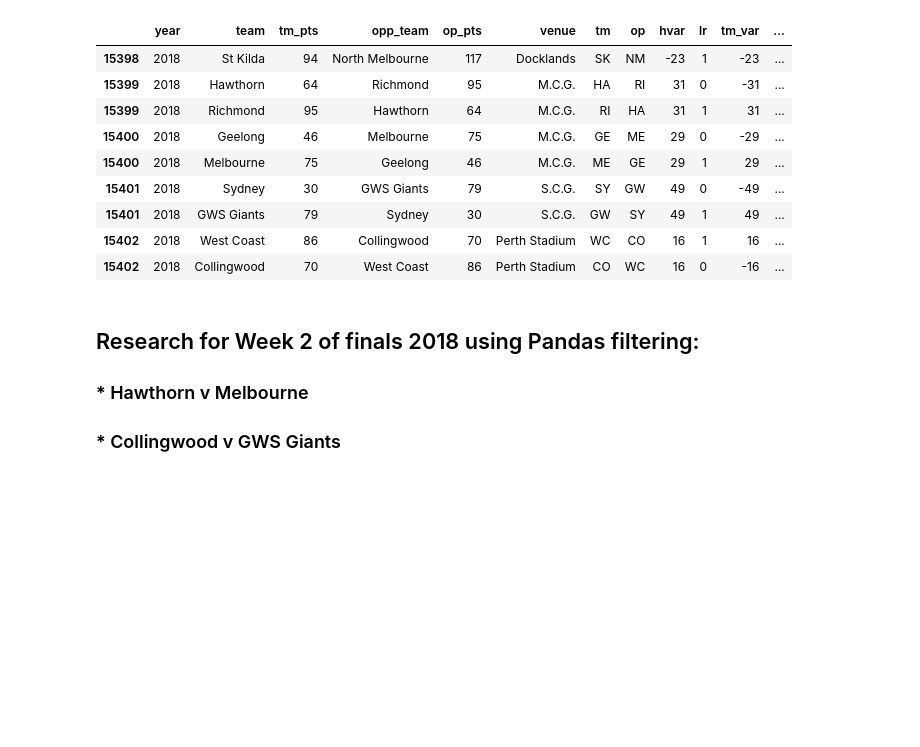
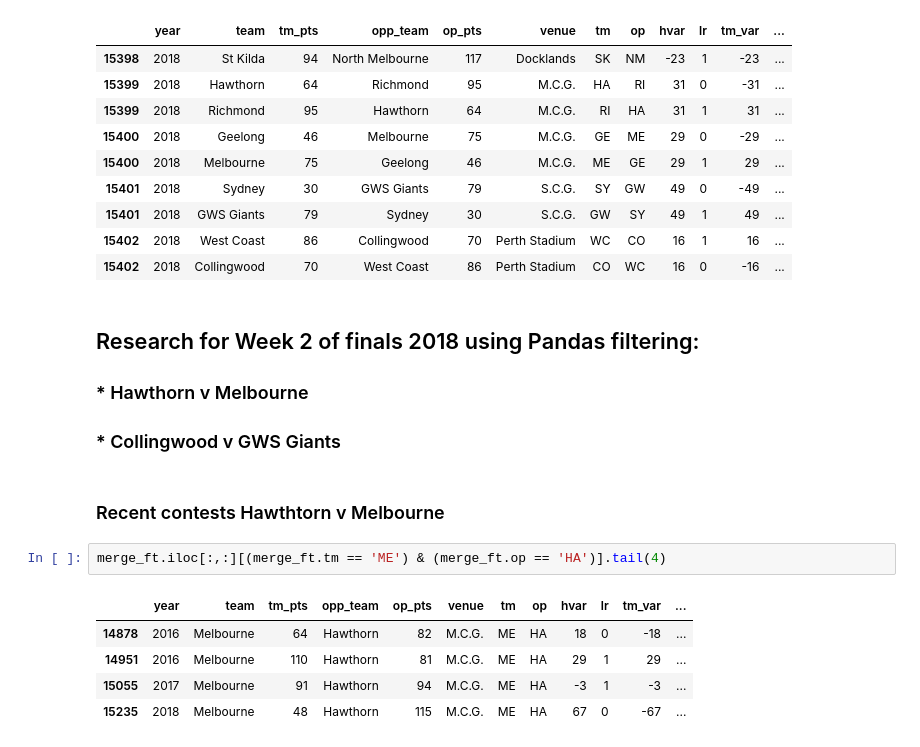
Before and after one commit to stevegabriel1/afl_explore, a Jupyter notebook: afl_prev_2018_finals1.ipynb, the cells around one changed output. Drawn from its saved outputs; the diff is of its cells as text; blank space fills up the shorter version.

```diff
--- a/afl_prev_2018_finals1.ipynb
+++ b/afl_prev_2018_finals1.ipynb
@@ -629,3 +629,13 @@ merge_ft.tail(9)
 ## Research for Week 2 of finals 2018 using Pandas filtering:
 ### * Hawthorn v Melbourne
 ### * Collingwood v GWS Giants
+# %% [markdown]
+### Recent contests Hawthtorn v Melbourne
+# %%
+merge_ft.iloc[:,:][(merge_ft.tm == 'ME') & (merge_ft.op == 'HA')].tail(4)
+# %% [output]
+|  | year | team | tm_pts | opp_team | op_pts | venue | tm | op | hvar | lr | tm_var | ... |
+| 14878 | 2016 | Melbourne | 64 | Hawthorn | 82 | M.C.G. | ME | HA | 18 | 0 | -18 | ... |
+| 14951 | 2016 | Melbourne | 110 | Hawthorn | 81 | M.C.G. | ME | HA | 29 | 1 | 29 | ... |
+| 15055 | 2017 | Melbourne | 91 | Hawthorn | 94 | M.C.G. | ME | HA | -3 | 1 | -3 | ... |
+| 15235 | 2018 | Melbourne | 48 | Hawthorn | 115 | M.C.G. | ME | HA | 67 | 0 | -67 | ... |
```
Also changed, not shown: parts of 5 cells of this notebook.
